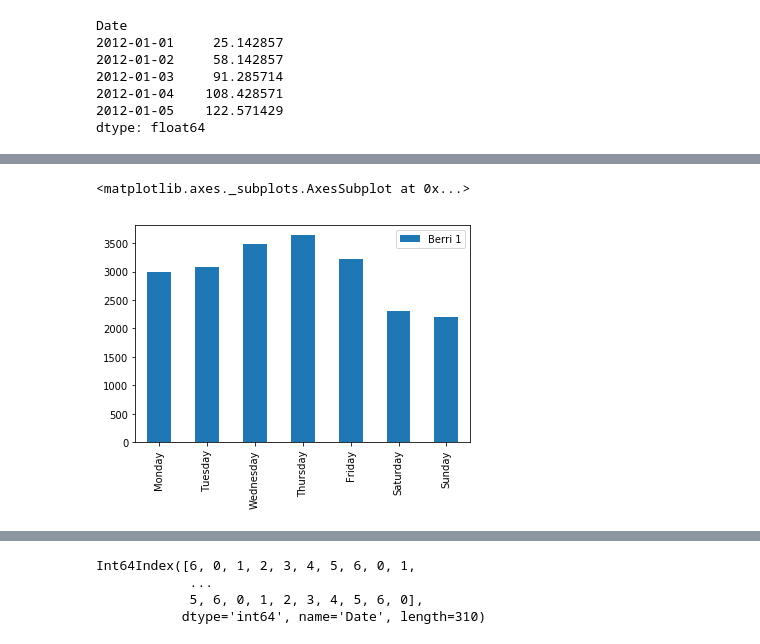
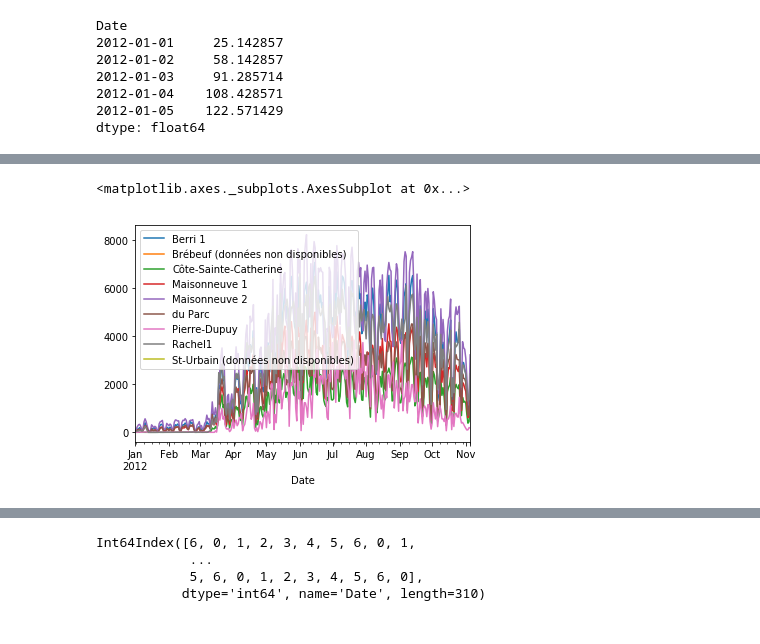
Before and after one commit to ZeweiChu/pandas-tutorial, a Jupyter notebook: 2019-May/pandas-2.ipynb, the cells around one changed output, grey strips where cells are left out. Drawn from its saved outputs; the diff is of its cells as text; code cells hidden in the pictures.

```diff
--- a/2019-May/pandas-2.ipynb
+++ b/2019-May/pandas-2.ipynb
@@ -1072,6 +991,6 @@ weekday_counts
 # %%
 %matplotlib inline
-weekday_counts.plot(kind="bar")
+bikes.plot()
 # %% [output]
 <matplotlib.axes._subplots.AxesSubplot at 0x...>
-[figure, old version]
+[figure, new version]
```
Also changed, not shown: parts of 11 cells of this notebook, 12 other files.
